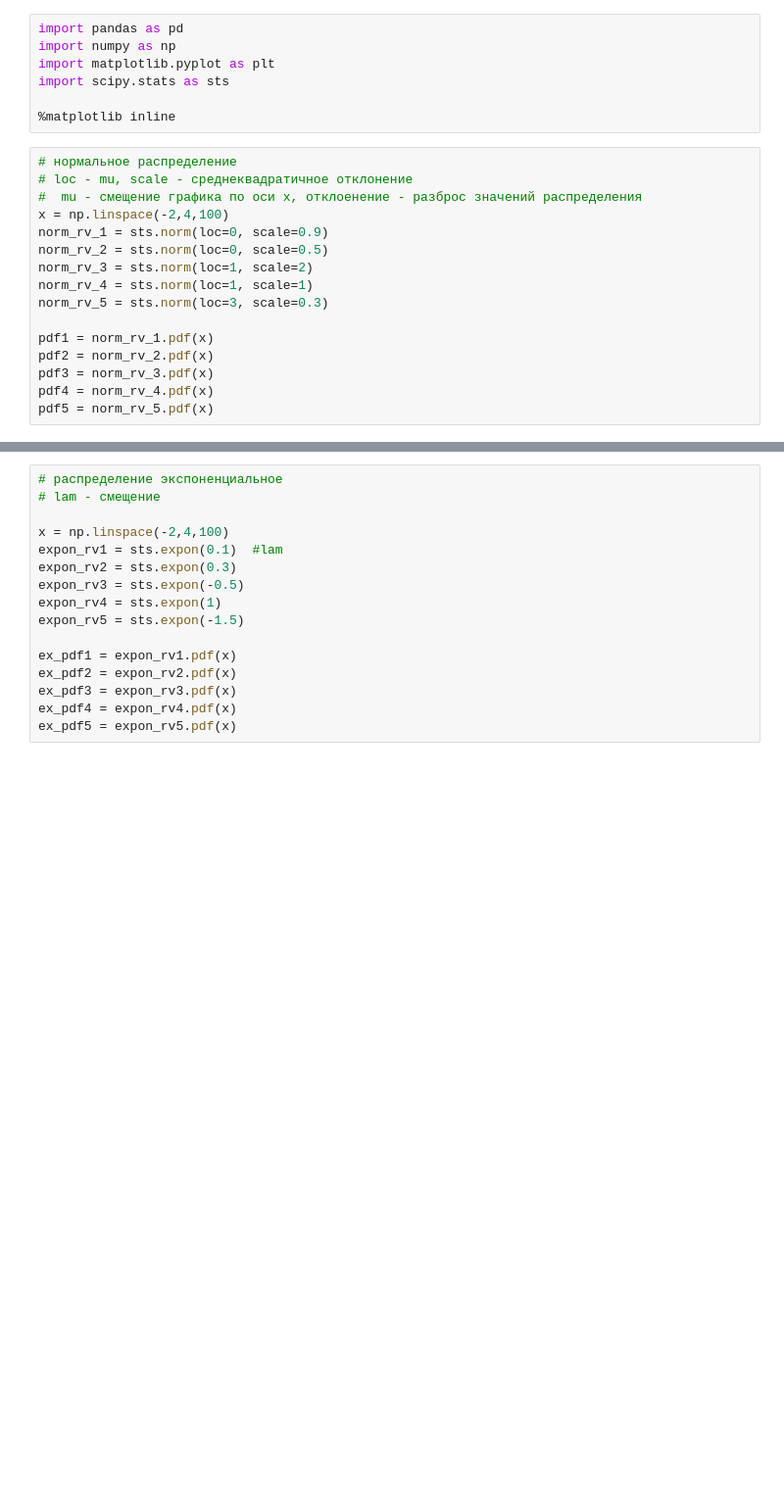
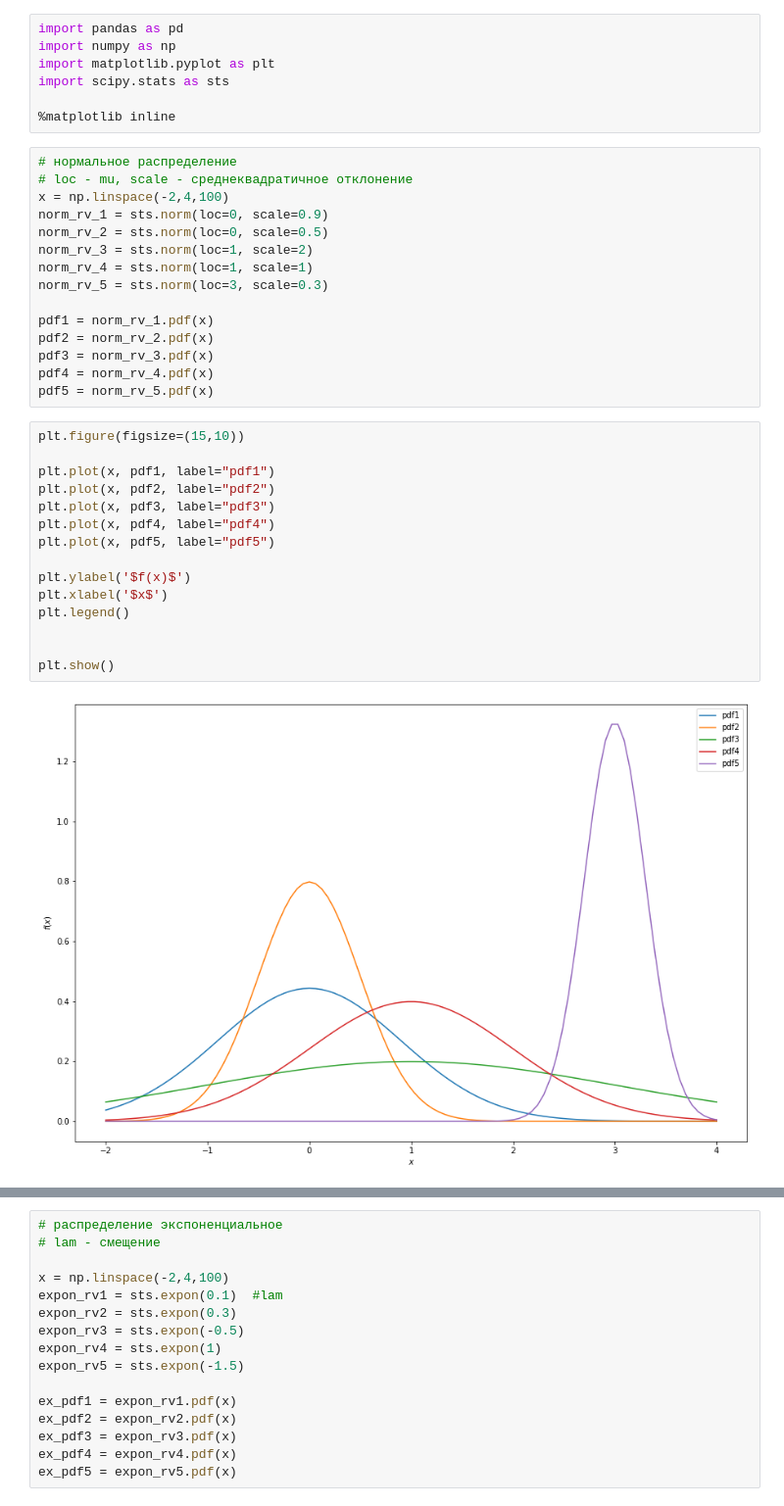
Before and after one commit to andreysemeshin/mds-8-probability-continuous-random-variable-, a Jupyter notebook: mds-8_hw.ipynb, the cells around one changed output, grey strips where cells are left out. Shown at 98% size. Drawn from its saved outputs; the diff is of its cells as text; blank space fills up the shorter version.

```diff
--- a/mds-8_hw.ipynb
+++ b/mds-8_hw.ipynb
@@ -15,7 +15,6 @@ import scipy.stats as sts
 # %%
 # нормальное распределение
 # loc - mu, scale - среднеквадратичное отклонение
-#  mu - смещение графика по оси х, отклоенение - разброс значений распределения
 x = np.linspace(-2,4,100)
 norm_rv_1 = sts.norm(loc=0, scale=0.9)
 norm_rv_2 = sts.norm(loc=0, scale=0.5)
@@ -28,3 +27,20 @@ pdf2 = norm_rv_2.pdf(x)
 pdf3 = norm_rv_3.pdf(x)
 pdf4 = norm_rv_4.pdf(x)
 pdf5 = norm_rv_5.pdf(x)
+# %%
+plt.figure(figsize=(15,10))
+
+plt.plot(x, pdf1, label="pdf1")
+plt.plot(x, pdf2, label="pdf2")
+plt.plot(x, pdf3, label="pdf3")
+plt.plot(x, pdf4, label="pdf4")
+plt.plot(x, pdf5, label="pdf5")
+
+plt.ylabel('$f(x)$')
+plt.xlabel('$x$')
+plt.legend()
+
+
+plt.show()
+# %% [output]
+[figure, added]
```
Also changed, not shown: parts of 6 cells of this notebook.
